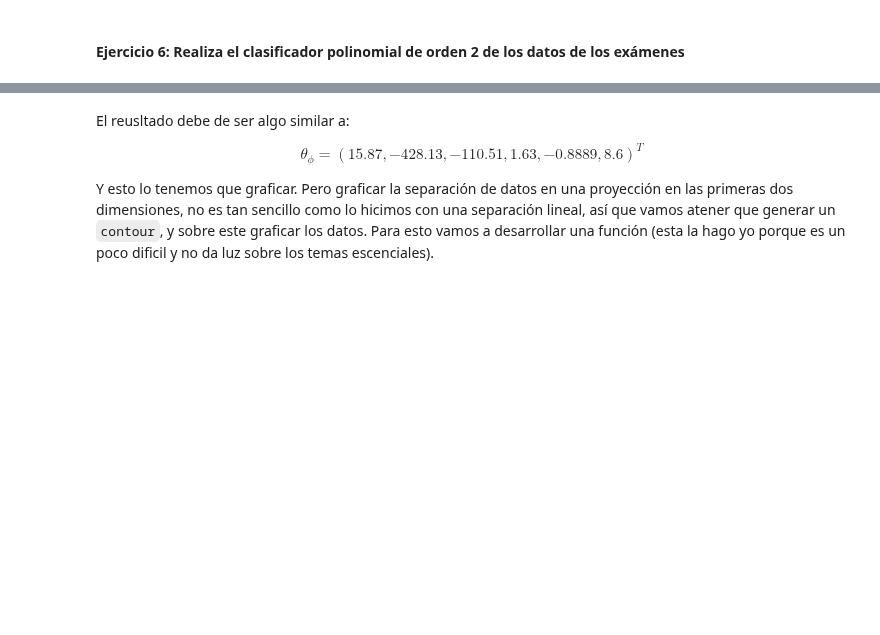
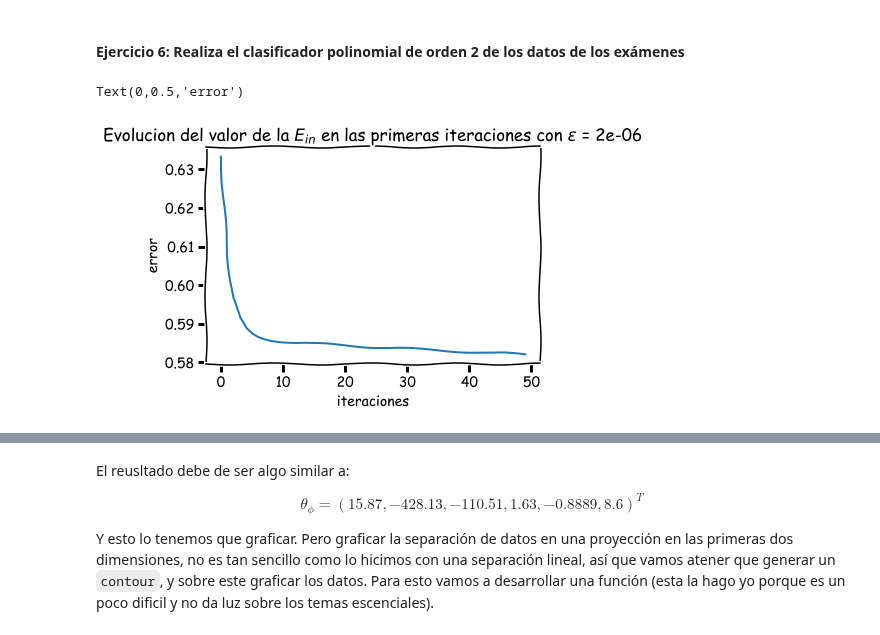
Before and after one commit to IA-UNISON/tarea07-aprendizaje-supervisado, a Jupyter notebook: libretas/logistica.ipynb, the cells around one changed output, grey strips where cells are left out. Cells and saved outputs as stored; diff of their text form; code cells hidden in the pictures; blank space fills up the shorter version.

```diff
--- a/libretas/logistica.ipynb
+++ b/libretas/logistica.ipynb
@@ -370,19 +382,22 @@ def map_poly(grad, x):
 # Vamos a dar una guia paso a paso de lo que hay que hacer
 
 # Encuentra phi_x (x son la expansión polinomial de segundo orden, utiliza la función map_poly
-phi_x = # <--- Completa el código ----
+phi_x = map_poly(2,x) # <--- Completa el código ----
 
 # Genera la theta inicial
-theta_phi0 = # <--- Completa el código ----
+#theta_phi0 = # <--- Completa el código ----
 # %%
 # Ahora hay que hacer varias pruebas para seleccionar el mejor valor de epsilon
-epsilon = # <--- Completa el código ----
+epsilon = 2e-6# <--- Completa el código ----
 mi = 50
 _, error_hist = descenso(phi_x, y, epsilon, tol=1e-4, max_iter=mi, historial=True)
 
-plt.plot(np.arange(mi), perdida_hist)
+plt.plot(np.arange(mi), error_hist)
 plt.title(r'Evolucion del valor de la $E_{in}$ en las primeras iteraciones con $\epsilon$ = ' + str(epsilon))
 plt.xlabel('iteraciones')
 plt.ylabel('error')
+# %% [output]
+Text(0,0.5,'error')
+[figure, added]
 # %%
 # Por último se hace el aprendizaje con el epsilon seleccionado
```
Also changed, not shown: parts of 15 cells of this notebook, 2 other files.
